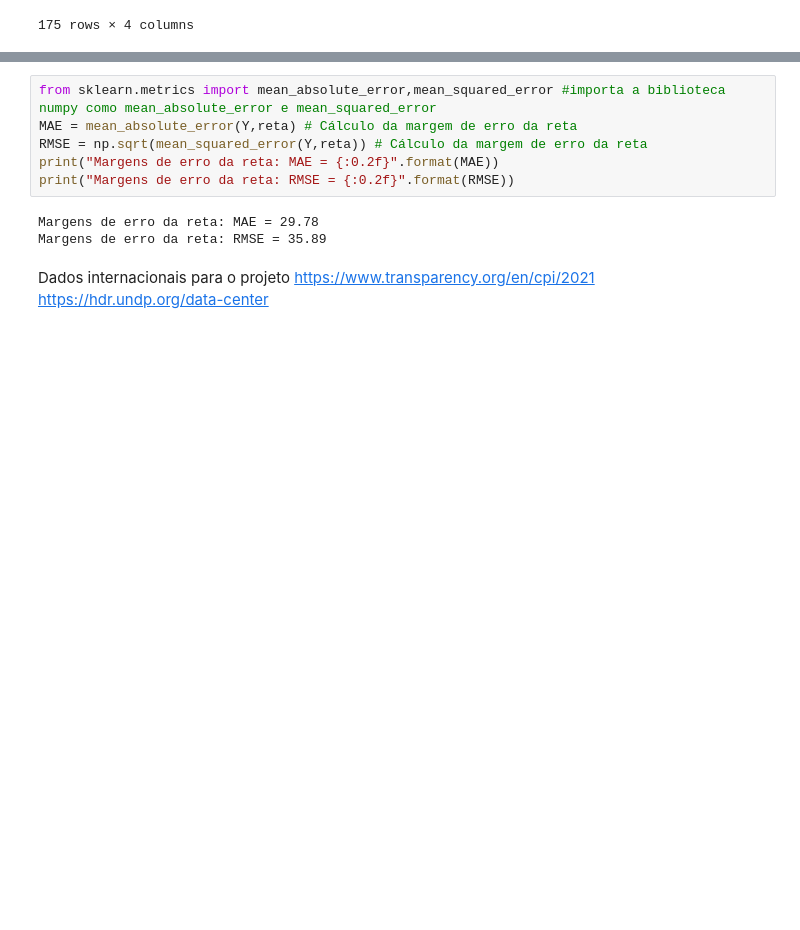
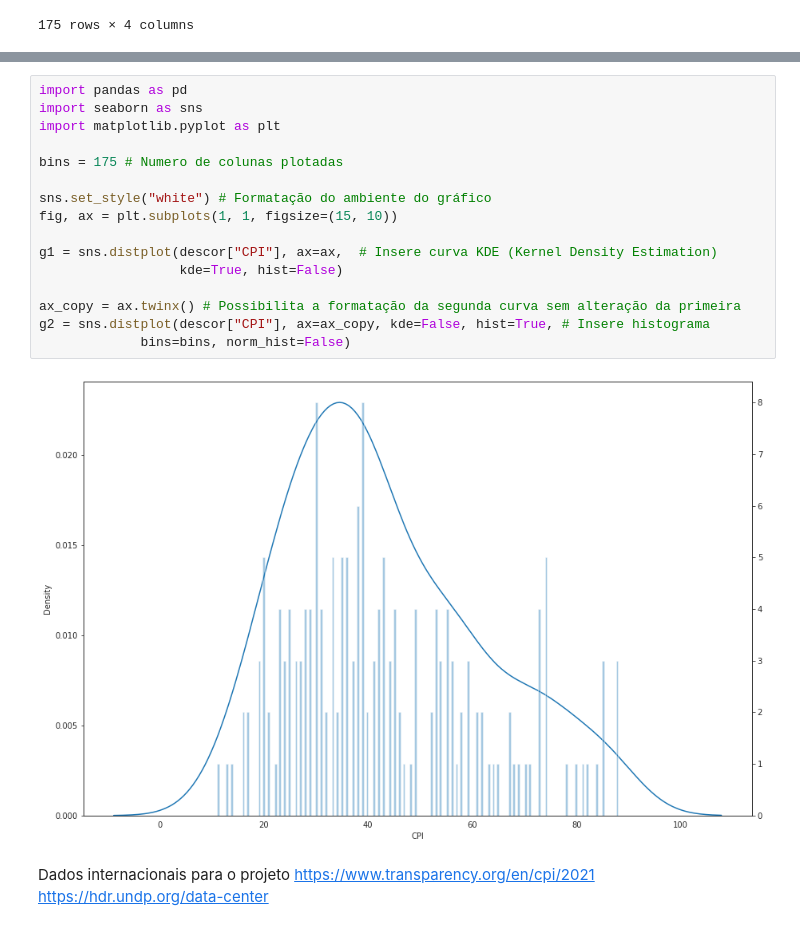
Before and after one commit to HarukiHenrike/BasesComputacionais, a Jupyter notebook: ProjetoBCCDanielZamboniElesbãoeLuizHenriquedaSilva.ipynb, the cells around one changed output, grey strips where cells are left out. Drawn from its saved outputs; the diff is of its cells as text; blank space fills up the shorter version.

```diff
--- a/ProjetoBCCDanielZamboniElesbãoeLuizHenriquedaSilva.ipynb
+++ b/ProjetoBCCDanielZamboniElesbãoeLuizHenriquedaSilva.ipynb
@@ -68,12 +66,21 @@ Margens de erro da reta: RMSE = 35.89
-# %%
-from sklearn.metrics import mean_absolute_error,mean_squared_error #importa a biblioteca numpy como mean_absolute_error e mean_squared_error
-MAE = mean_absolute_error(Y,reta) # Cálculo da margem de erro da reta
-RMSE = np.sqrt(mean_squared_error(Y,reta)) # Cálculo da margem de erro da reta
-print("Margens de erro da reta: MAE = {:0.2f}".format(MAE))
-print("Margens de erro da reta: RMSE = {:0.2f}".format(RMSE))
-# %% [output]
-Margens de erro da reta: MAE = 29.78
-Margens de erro da reta: RMSE = 35.89
+# %%
+import pandas as pd
+import seaborn as sns
+import matplotlib.pyplot as plt
+
+bins = 175 # Numero de colunas plotadas
+
+sns.set_style("white") # Formatação do ambiente do gráfico
+fig, ax = plt.subplots(1, 1, figsize=(15, 10))
+
+g1 = sns.distplot(descor["CPI"], ax=ax,  # Insere curva KDE (Kernel Density Estimation)
+                  kde=True, hist=False)
+
+ax_copy = ax.twinx() # Possibilita a formatação da segunda curva sem alteração da primeira
+g2 = sns.distplot(descor["CPI"], ax=ax_copy, kde=False, hist=True, # Insere histograma
+             bins=bins, norm_hist=False)
+# %% [output]
+[figure, added]
 # %% [markdown]
 Dados internacionais para o projeto
 https://www.transparency.org/en/cpi/2021
```
Also changed, not shown: parts of 2 cells of this notebook.
